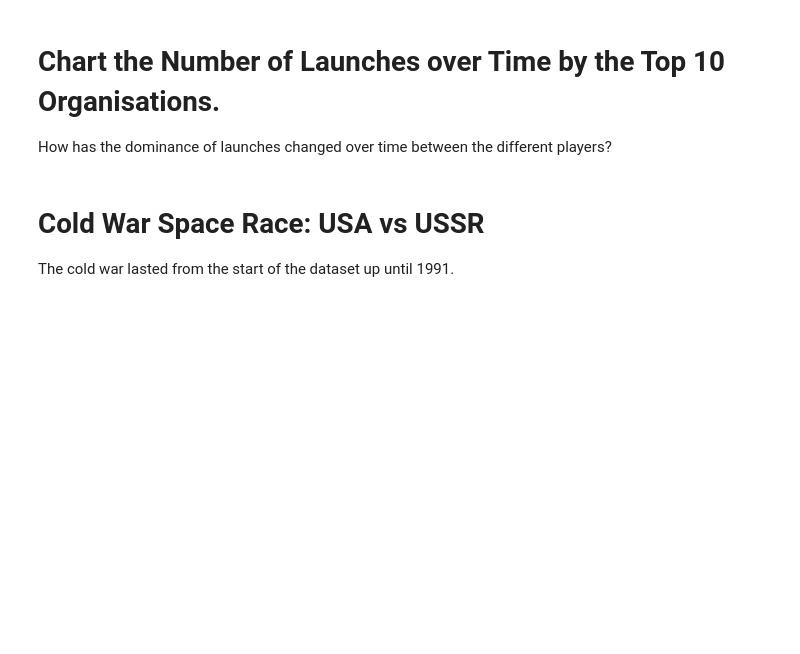
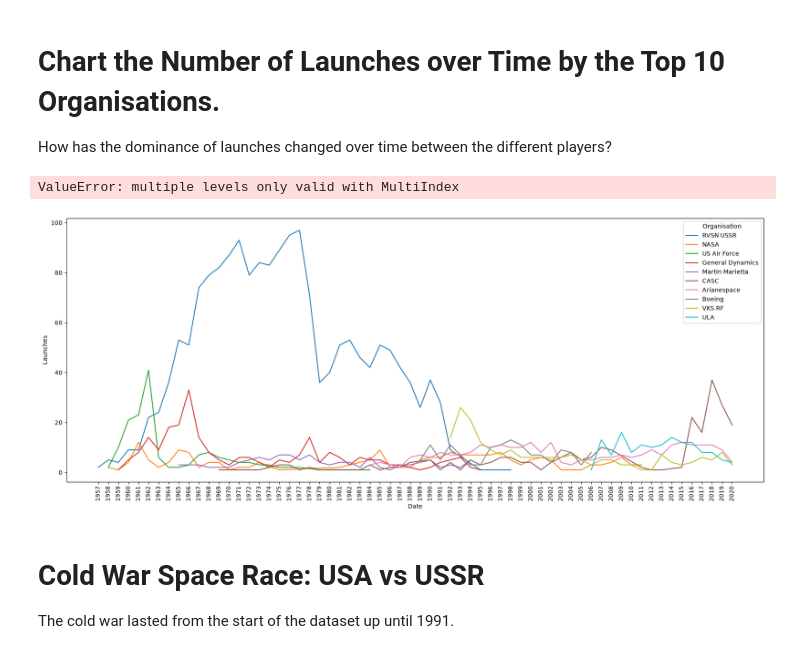
Before and after one commit to Archie-jpg/Space-Race-Analysis, a Jupyter notebook: Space_Missions_Analysis.ipynb, the cells around one changed output. Saved outputs shown, nothing was run; the diff lists cells and outputs as text; code cells hidden in the pictures; blank space fills up the shorter version.

Commit message:
Plotted the launches of the top 10 organisations over time

```diff
--- a/Space_Missions_Analysis.ipynb
+++ b/Space_Missions_Analysis.ipynb
@@ -673,6 +673,23 @@ Shows a general trend of launch prices starting off low, very quickly increasing
 # Chart the Number of Launches over Time by the Top 10 Organisations.
 
 How has the dominance of launches changed over time between the different players?
+# %%
+# Get the top 10 organisations
+total_launches = df_clean.groupby("Organisation").Mission_Status.agg(Total_Launches="count").reset_index()
+total_launches.sort_values("Total_Launches", inplace=True, ascending=False)
+top_organisations = list(total_launches.head(10)["Organisation"])
+print(top_organisations)
+# %% [output]
+ValueError: multiple levels only valid with MultiIndex
+# %%
+launches_over_time_by_organisation = df_clean.groupby([df_clean["Date"].dt.to_period("Y"), "Organisation"]).Mission_Status.agg(Launches="count").reset_index()
+launches_for_top_orgs = launches_over_time_by_organisation.loc[launches_over_time_by_organisation["Organisation"].isin(top_organisations)]
+# %%
+plt.figure(figsize=(21,8))
+ax = sns.lineplot(data=launches_for_top_orgs, x=launches_for_top_orgs["Date"].astype(str), y="Launches", hue="Organisation")
+ax.tick_params(axis="x", labelrotation=90)
+# %% [output]
+[figure, added]
 # %% [markdown]
 # Cold War Space Race: USA vs USSR
 
```
